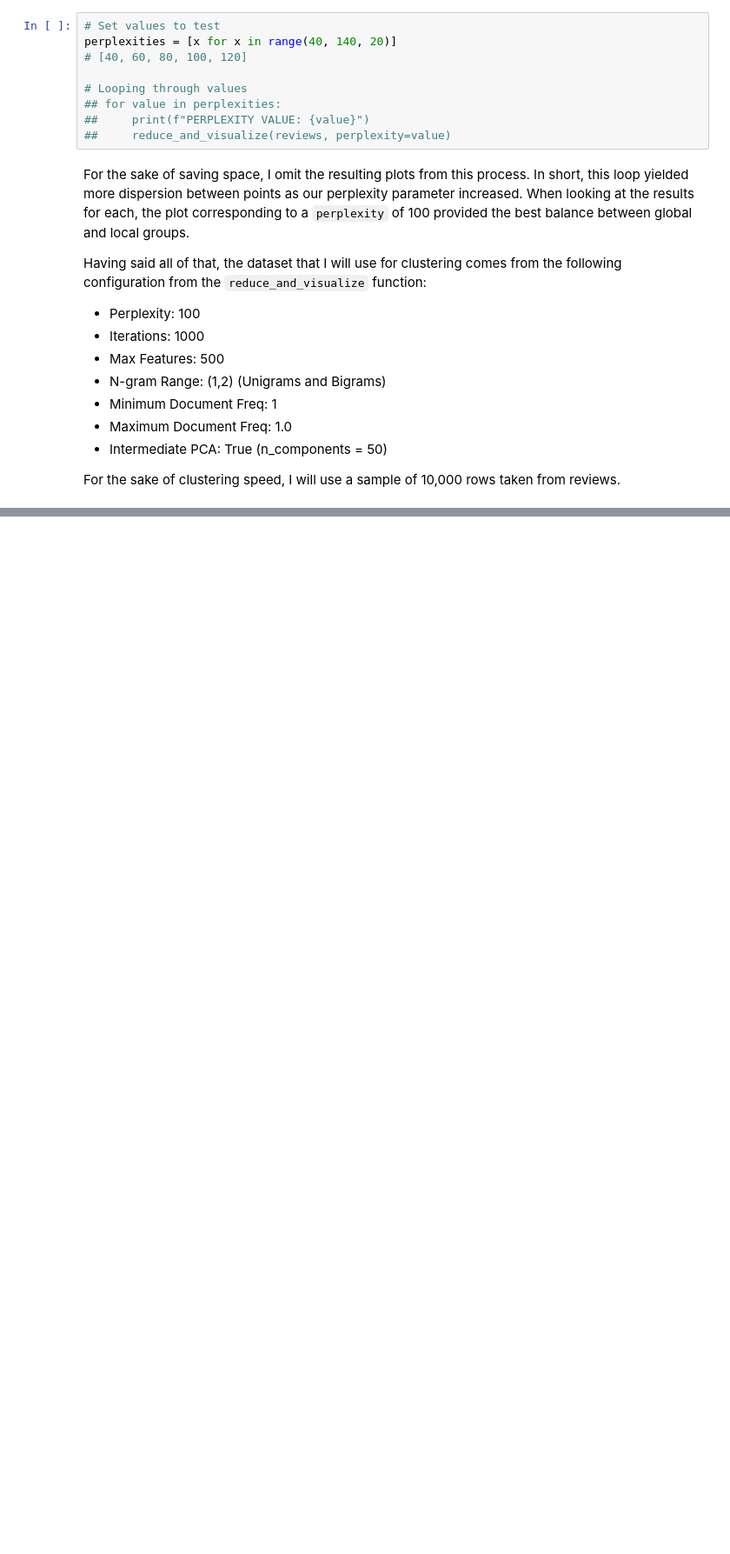
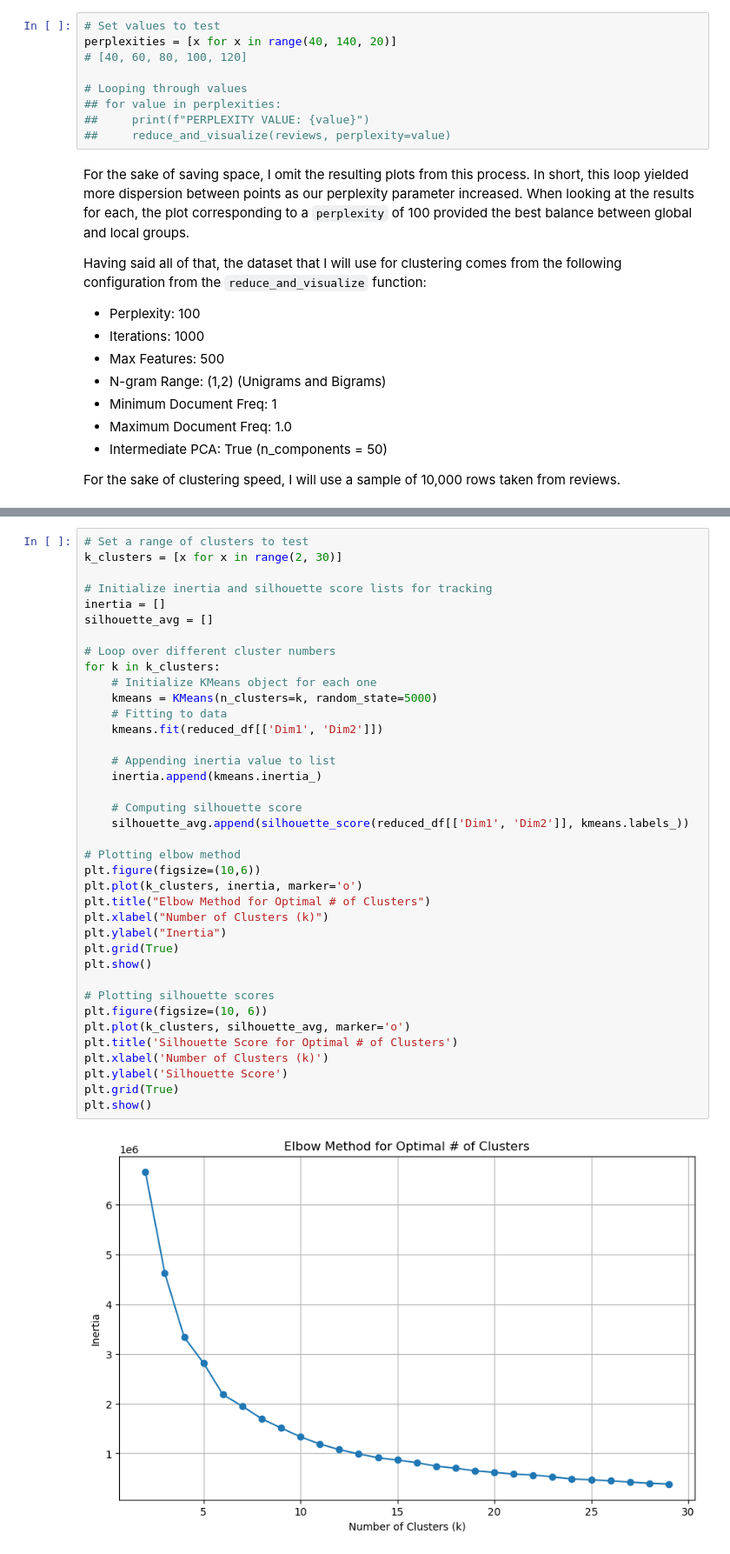
Before and after one commit to sm110101/portfolio_site, a Jupyter notebook: technical-details/unsupervised-learning/main.ipynb, the cells around one changed output, grey strips where cells are left out. Shown at 87% size. Drawn from its saved outputs; the diff is of its cells as text; blank space fills up the shorter version.

Commit message:
Finished clustering section of Unsupervised Learning

```diff
--- a/technical-details/unsupervised-learning/main.ipynb
+++ b/technical-details/unsupervised-learning/main.ipynb
@@ -499,0 +515,40 @@ silhouette_avg = []
+# %%
+# Set a range of clusters to test
+k_clusters = [x for x in range(2, 30)]
+
+# Initialize inertia and silhouette score lists for tracking
+inertia = []
+silhouette_avg = []
+
+# Loop over different cluster numbers
+for k in k_clusters:
+    # Initialize KMeans object for each one
+    kmeans = KMeans(n_clusters=k, random_state=5000)
+    # Fitting to data
+    kmeans.fit(reduced_df[['Dim1', 'Dim2']])
+
+    # Appending inertia value to list
+    inertia.append(kmeans.inertia_)
+
+    # Computing silhouette score
+    silhouette_avg.append(silhouette_score(reduced_df[['Dim1', 'Dim2']], kmeans.labels_))
+
+# Plotting elbow method
+plt.figure(figsize=(10,6))
+plt.plot(k_clusters, inertia, marker='o')
+plt.title("Elbow Method for Optimal # of Clusters")
+plt.xlabel("Number of Clusters (k)")
+plt.ylabel("Inertia")
+plt.grid(True)
+plt.show()
+
+# Plotting silhouette scores
+plt.figure(figsize=(10, 6))
+plt.plot(k_clusters, silhouette_avg, marker='o')
+plt.title('Silhouette Score for Optimal # of Clusters')
+plt.xlabel('Number of Clusters (k)')
+plt.ylabel('Silhouette Score')
+plt.grid(True)
+plt.show()
+# %% [output]
+[figure, added]
```
Also changed, not shown: parts of 21 cells of this notebook, 26 other files.
